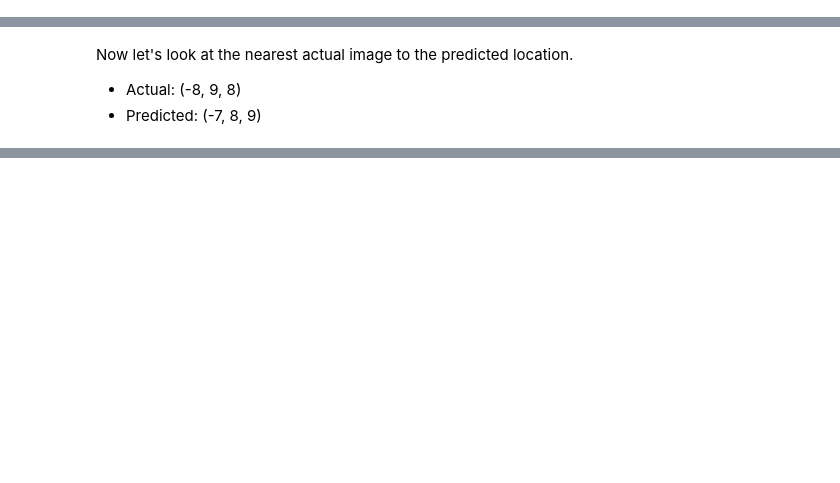
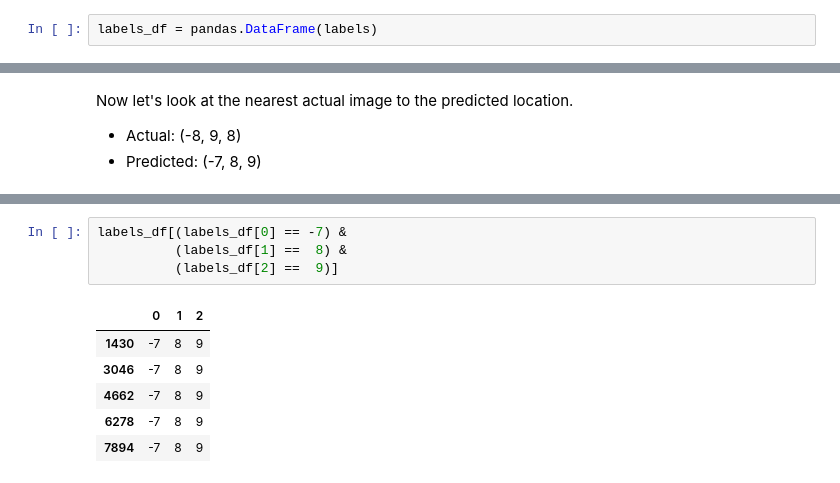
Before and after one commit to cosmoharrigan/keras-models, a Jupyter notebook: regression_minecraft_analysis.ipynb, the cells around one changed output, grey strips where cells are left out. Saved outputs shown, nothing was run; the diff lists cells and outputs as text; blank space fills up the shorter version.

```diff
--- a/regression_minecraft_analysis.ipynb
+++ b/regression_minecraft_analysis.ipynb
@@ -16,6 +16,8 @@ images = np.load('/Users/cosmo/blocks-models/minecraft_single_block_images_grays
 data = pandas.read_csv('labels_with_prediction.csv')
 # %%
 labels = np.load('/Users/cosmo/mldata/regression_1/input_position_only.pkl')
+# %%
+labels_df = pandas.DataFrame(labels)
 # %%
 def show_one(id):
     zero_based_idx = id - 1
@@ -136,0 +147,11 @@ Now let's look at the nearest actual image to the predicted location.
+# %%
+labels_df[(labels_df[0] == -7) &
+          (labels_df[1] ==  8) &
+          (labels_df[2] ==  9)]
+# %% [output]
+|  | 0 | 1 | 2 |
+| 1430 | -7 | 8 | 9 |
+| 3046 | -7 | 8 | 9 |
+| 4662 | -7 | 8 | 9 |
+| 6278 | -7 | 8 | 9 |
+| 7894 | -7 | 8 | 9 |
```
Also changed, not shown: parts of 8 cells of this notebook.
